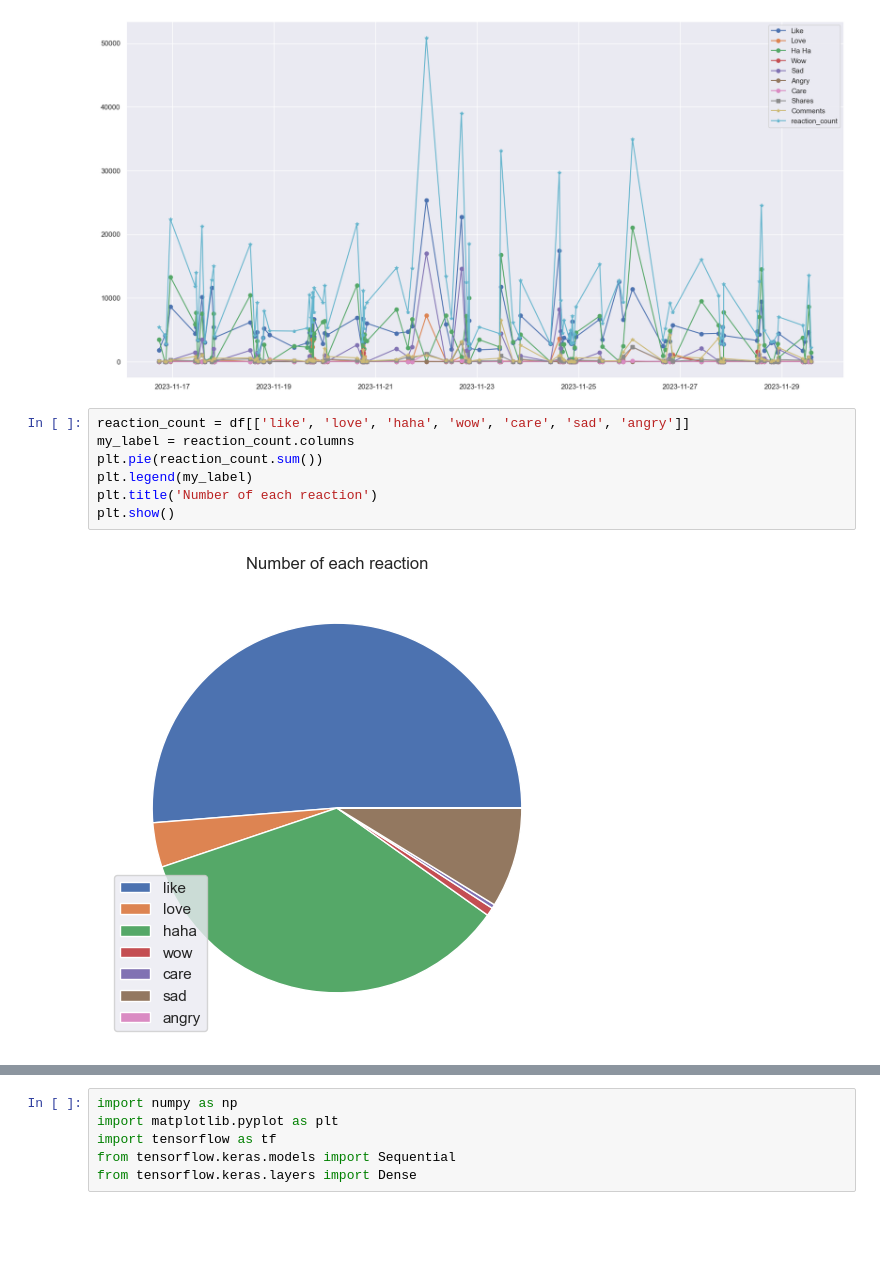
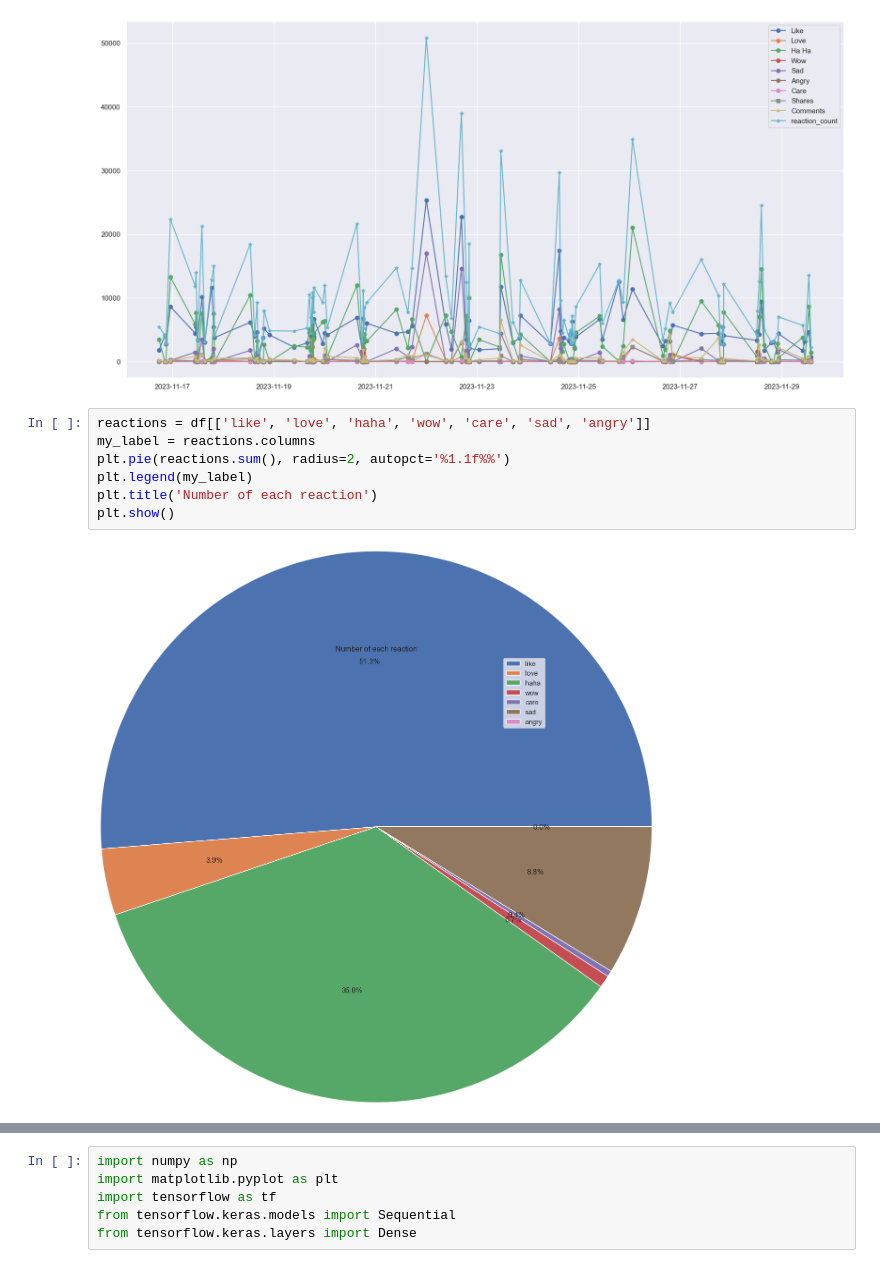
Before and after one commit to nguyenduchuyiu/facebook_analysis, a Jupyter notebook: main.ipynb, the cells around one changed output, grey strips where cells are left out. Saved outputs shown, nothing was run; the diff lists cells and outputs as text; blank space fills up the shorter version.

```diff
--- a/main.ipynb
+++ b/main.ipynb
@@ -131,11 +131,11 @@ plt.legend()
 <matplotlib.legend.Legend at 0x...>
 [figure]
 # %%
-reaction_count = df[['like', 'love', 'haha', 'wow', 'care', 'sad', 'angry']]
-my_label = reaction_count.columns
-plt.pie(reaction_count.sum())
+reactions = df[['like', 'love', 'haha', 'wow', 'care', 'sad', 'angry']]
+my_label = reactions.columns
+plt.pie(reactions.sum(), radius=2, autopct='%1.1f%%')
 plt.legend(my_label)
 plt.title('Number of each reaction')
 plt.show()
 # %% [output]
-[figure, old version]
+[figure, new version]
```
Also changed, not shown: parts of 5 cells of this notebook, 1 other file.
